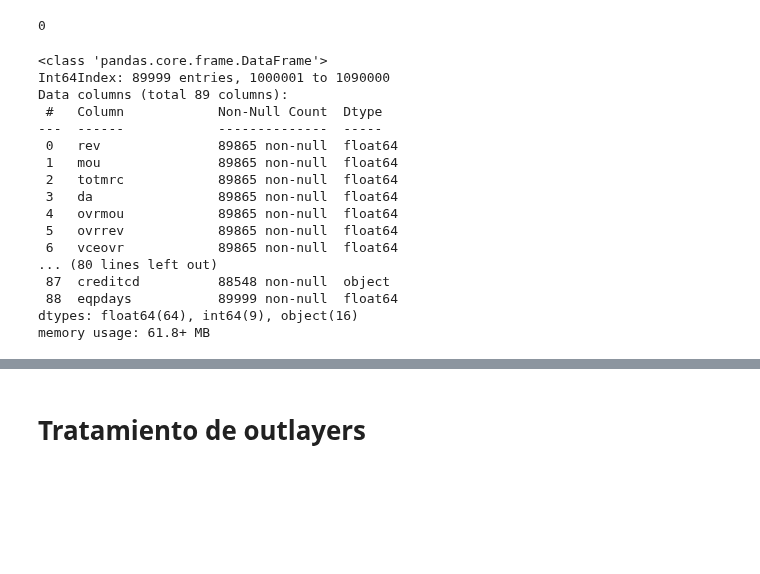
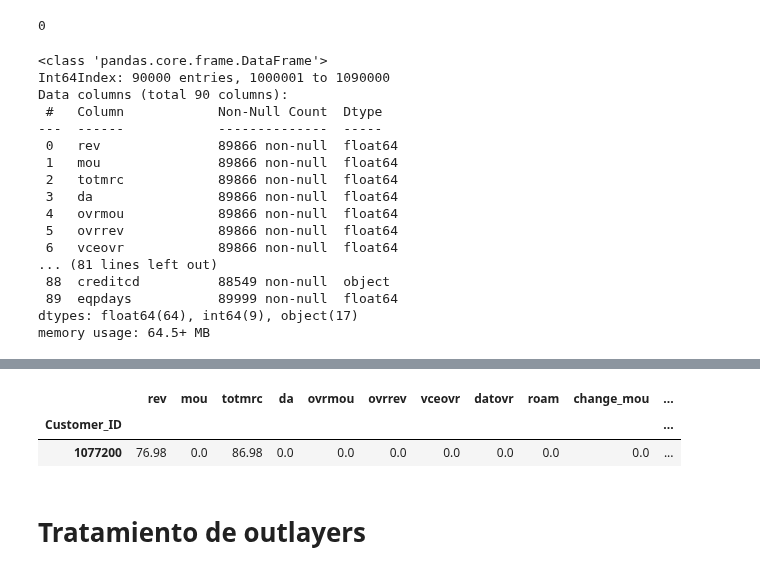
Before and after one commit to rulogar1234/nuclio-1, a Jupyter notebook: SUP_ML_1_Preprocessing_Transformersv2.ipynb, the cells around one changed output, grey strips where cells are left out. Drawn from its saved outputs; the diff is of its cells as text; code cells hidden in the pictures; blank space fills up the shorter version.

```diff
--- a/SUP_ML_1_Preprocessing_Transformersv2.ipynb
+++ b/SUP_ML_1_Preprocessing_Transformersv2.ipynb
@@ -283,7 +282,7 @@ check_data_types(df)
 df.drop('dualband', axis=1, inplace=True)
 df.drop('infobase', axis=1, inplace=True)
 df.drop('HHstatin', axis=1, inplace=True)
-df.drop('ethnic', axis=1, inplace=True)
+#df.drop('ethnic', axis=1, inplace=True)
 df.drop('truck', axis=1, inplace=True)
 df.drop('rv', axis=1, inplace=True)
 df.drop('lor', axis=1, inplace=True)
@@ -301,19 +293,25 @@ df = df.drop(df[filtro1].index)
 df.info()
 # %% [output]
 <class 'pandas.core.frame.DataFrame'>
-Int64Index: 89999 entries, 1000001 to 1090000
-Data columns (total 89 columns):
+Int64Index: 90000 entries, 1000001 to 1090000
+Data columns (total 90 columns):
  #   Column            Non-Null Count  Dtype
 ---  ------            --------------  -----
- 0   rev               89865 non-null  float64
- 1   mou               89865 non-null  float64
- 2   totmrc            89865 non-null  float64
- 3   da                89865 non-null  float64
- 4   ovrmou            89865 non-null  float64
- 5   ovrrev            89865 non-null  float64
- 6   vceovr            89865 non-null  float64
-... (80 lines left out)
- 87  creditcd          88548 non-null  object
- 88  eqpdays           89999 non-null  float64
-dtypes: float64(64), int64(9), object(16)
-memory usage: 61.8+ MB
+ 0   rev               89866 non-null  float64
+ 1   mou               89866 non-null  float64
+ 2   totmrc            89866 non-null  float64
+ 3   da                89866 non-null  float64
+ 4   ovrmou            89866 non-null  float64
+ 5   ovrrev            89866 non-null  float64
+ 6   vceovr            89866 non-null  float64
+... (81 lines left out)
+ 88  creditcd          88549 non-null  object
+ 89  eqpdays           89999 non-null  float64
+dtypes: float64(64), int64(9), object(17)
+memory usage: 64.5+ MB
+# %%
+#Borramos registros que no tienen informado y que son insignificantes
+filtro1 = df['refurb_new'].isnull()
+df[df['refurb_new'].isnull()]
+#Es la misma linea que tiene refurb_new y phones a null, la borramos
+# %% [output]
@@ -319,0 +319,3 @@ memory usage: 61.8+ MB
+|  | rev | mou | totmrc | da | ovrmou | ovrrev | vceovr | datovr | roam | change_mou | ... |
+| Customer_ID |  |  |  |  |  |  |  |  |  |  | ... |
+| 1077200 | 76.98 | 0.0 | 86.98 | 0.0 | 0.0 | 0.0 | 0.0 | 0.0 | 0.0 | 0.0 | ... |
```
Also changed, not shown: parts of 48 cells of this notebook.
